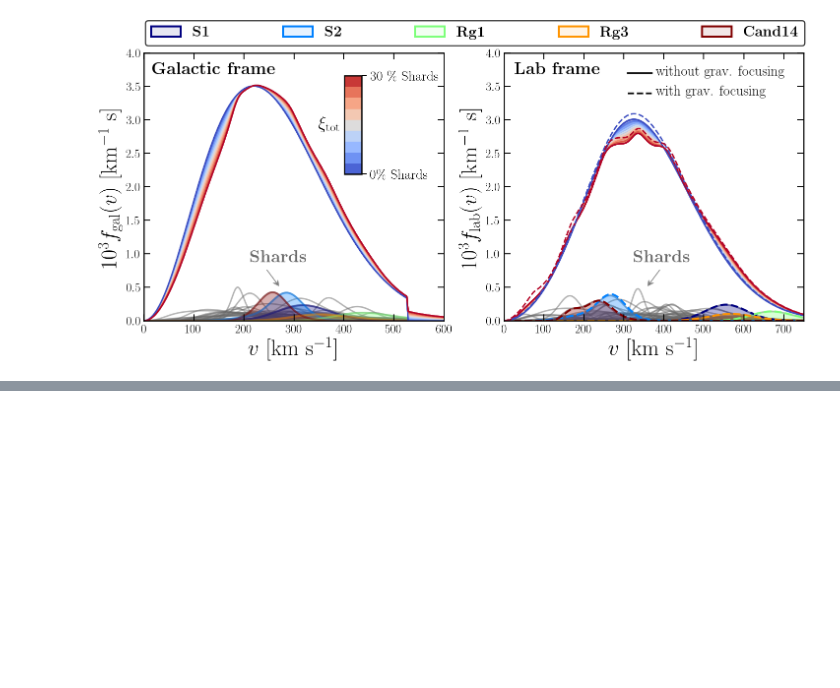
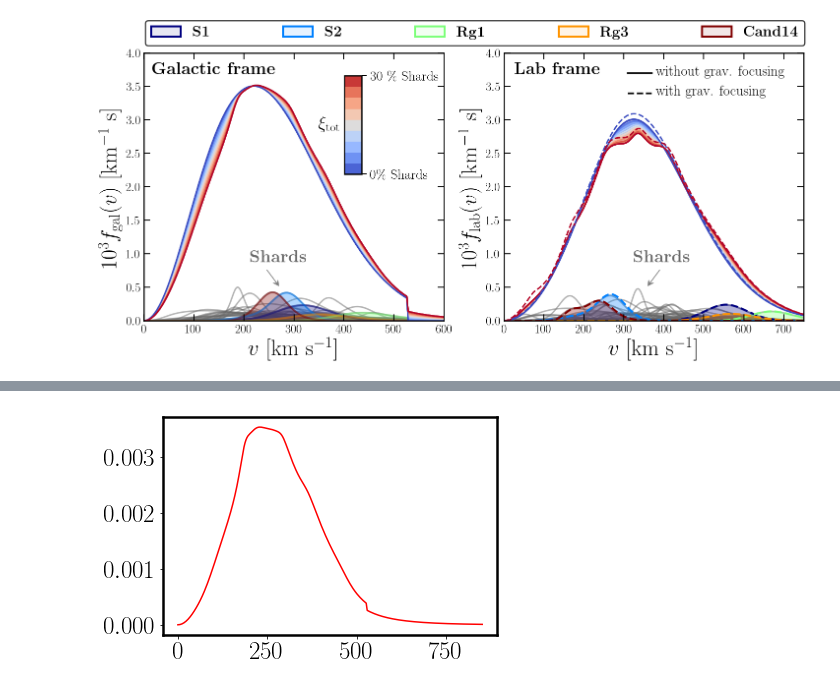
Before and after one commit to cajohare/DarkShards, a Jupyter notebook: code/Plot_SpeedDistributions.ipynb, the cells around one changed output, grey strips where cells are left out. Saved outputs shown, nothing was run; the diff lists cells and outputs as text; code cells hidden in the pictures; blank space fills up the shorter version.

Commit message:
plot tweaks

```diff
--- a/code/Plot_SpeedDistributions.ipynb
+++ b/code/Plot_SpeedDistributions.ipynb
@@ -29,7 +29,7 @@ HaloModel = SHMpp
 v0 = HaloModel.RotationSpeed
 v_esc = HaloModel.EscapeSpeed
 sig_beta = HaloModel.SausageDispersionTensor
-sig_iso = array([1.0,1.0,1.0])*233.0/sqrt(2.0)
+sig_iso = array([1.0,1.0,1.0])*v0/sqrt(2.0)
 day = 67.0
 
 # Load shards
@@ -233,0 +221,81 @@ array([[  80.434235,  -62.550148, -434.36737 ],
+# %%
+# Use lower v0
+
+
+# v range
+n = 300
+v = linspace(0.01,850.0,n)
+
+# Halo params
+HaloModel = SHMpp
+v0 = 200.0
+v_esc = 516.0
+sig_beta = HaloModel.SausageDispersionTensor
+sig_iso = array([1.0,1.0,1.0])*v0/sqrt(2.0)
+day = 67.0
+
+# Load shards
+df = pandas.read_csv('../data/FitShards.csv')
+names = df.group_id
+nshards = size(names)
+velocities = zeros(shape=(nshards,3))
+dispersions = zeros(shape=(nshards,3))
+velocities[0:(nshards),0] = df.vx # stream velocities
+velocities[0:(nshards),1] = df.vy
+velocities[0:(nshards),2] = df.vz
+dispersions[0:(nshards),0] = df.sigx # dispersion tensors
+dispersions[0:(nshards),1] = df.sigy
+dispersions[0:(nshards),2] = df.sigz
+pops = df.population
+Psun = df.Psun
+Psun[Psun==inf] = 0.0
+pops[1] = 30.0
+weights = pops#*norm.pdf(Psun,loc=0.0,scale=1.0)/norm.pdf(0.0,loc=0.0,scale=1.0)
+weights /= sum(weights)
+
+# Smooth Speed distributions
+fv_Iso_lab = SpeedDist_Isotropic(v,day,v_LSR=v0) # Round halo
+fv_Saus_lab = SpeedDist_Triaxial(v,day,sig_beta) # Sausage
+fv_Iso_gf = SpeedDist_Isotropic(v,day,GravFocus=True) # Round halo
+fv_Saus_gf = SpeedDist_Triaxial(v,day,sig_beta,GravFocus=True) # Sausage
+fv_Iso_gal = SpeedDist_Triaxial(v,day,sig_iso,GalFrame=True) # Galactic frame Halo
+fv_Saus_gal = SpeedDist_Triaxial(v,day,sig_beta,GalFrame=True) # Galactic frame Sausage
+
+
+v_s = velocities[0,:]
+sig_s = dispersions[0,:]
+fv_lab = weights[0]*SpeedDist_Triaxial(v,day,sig_s,v_LSR=220.0,v_shift=v_s)
+fv_gal = weights[0]*SpeedDist_Triaxial(v,day,sig_s,v_LSR=220.0,v_shift=v_s,GalFrame=True)
+fv_gf = weights[0]*SpeedDist_Triaxial(v,day,sig_s,v_LSR=220.0,v_shift=v_s,GravFocus=True) # Focused
+shard_label = ['S1']
+for i in range(1,nshards):
+    if names[i].endswith('a'):
+        v_s = velocities[i,:]
+        sig_s = dispersions[i,:]
+        fv_lab1 = weights[i]*SpeedDist_Triaxial(v,day,sig_s,v_LSR=v0,v_shift=v_s,EscapeSpeed=False)
+        fv_gal1 = weights[i]*SpeedDist_Triaxial(v,day,sig_s,v_LSR=v0,v_shift=v_s,GalFrame=True,EscapeSpeed=False)
+        fv_gf1 = weights[i]*SpeedDist_Triaxial(v,day,sig_s,v_LSR=v0,v_shift=v_s,GravFocus=True,EscapeSpeed=False)
+
+        v_s = velocities[i+1,:]
+        sig_s = dispersions[i+1,:]
+        fv_lab1 += weights[i+1]*SpeedDist_Triaxial(v,day,sig_s,v_LSR=v0,v_shift=v_s,EscapeSpeed=False)
+        fv_gal1 += weights[i+1]*SpeedDist_Triaxial(v,day,sig_s,v_LSR=v0,v_shift=v_s,GalFrame=True,EscapeSpeed=False)
+        fv_gf1 += weights[i+1]*SpeedDist_Triaxial(v,day,sig_s,v_LSR=v0,v_shift=v_s,GravFocus=True,EscapeSpeed=False)
+        shard_label.append(names[i][:-1])
+
+        fv_lab = vstack((fv_lab,fv_lab1))
+        fv_gal = vstack((fv_gal,fv_gal1))
+        fv_gf = vstack((fv_gf,fv_gf1))
+
+    elif not names[i].endswith('b'):
+        v_s = velocities[i,:]
+        sig_s = dispersions[i,:]
+        fv_lab1 = weights[i]*SpeedDist_Triaxial(v,day,sig_s,v_LSR=v0,v_shift=v_s,EscapeSpeed=False)
+        fv_gal1 = weights[i]*SpeedDist_Triaxial(v,day,sig_s,v_LSR=v0,v_shift=v_s,GalFrame=True,EscapeSpeed=False)
+        fv_gf1 = weights[i]*SpeedDist_Triaxial(v,day,sig_s,v_LSR=v0,v_shift=v_s,GravFocus=True,EscapeSpeed=False)
+        shard_label.append(names[i])
+
+        fv_lab = vstack((fv_lab,fv_lab1))
+        fv_gal = vstack((fv_gal,fv_gal1))
+        fv_gf = vstack((fv_gf,fv_gf1))
+# %% [output]
@@ -233,0 +309 @@ array([[  80.434235,  -62.550148, -434.36737 ],
+[figure, added]
```
Also changed, not shown: parts of 5 cells of this notebook, 6 other files.
